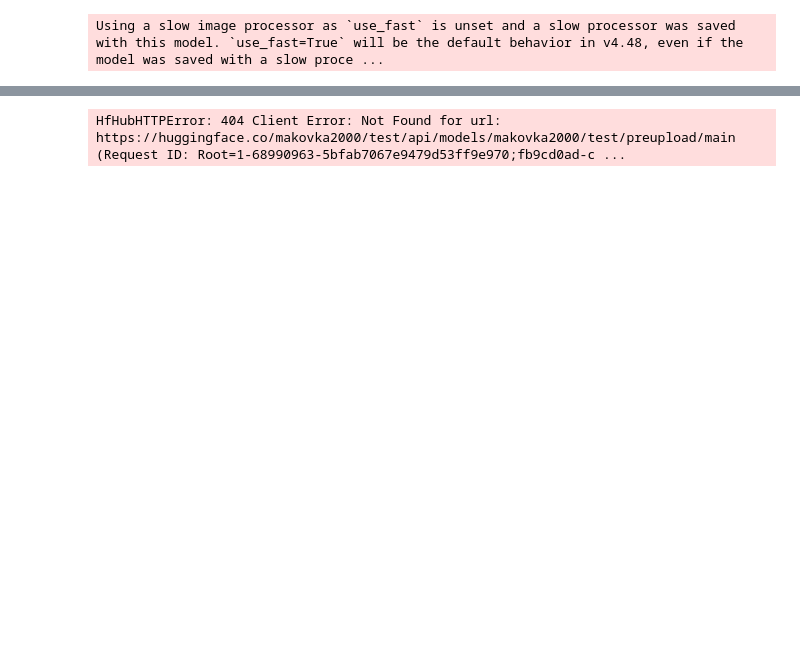
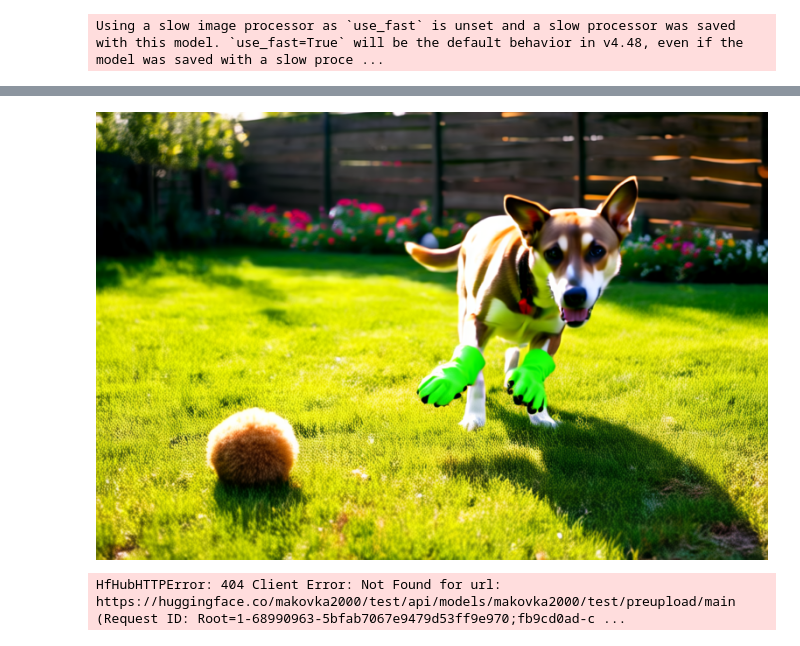
Before and after one commit to ai-forever/Kandinsky-5, a Jupyter notebook: inference_example.ipynb, the cells around one changed output, grey strips where cells are left out. Saved outputs shown, nothing was run; the diff lists cells and outputs as text; code cells hidden in the pictures; blank space fills up the shorter version.

```diff
--- a/inference_example.ipynb
+++ b/inference_example.ipynb
@@ -58,0 +59,5 @@ Video('./test1.mp4')
+# %%
+image = Image.open("./image2.png")
+image
+# %% [output]
+[figure, added]
```
Also changed, not shown: parts of 19 cells of this notebook, 3 other files.
